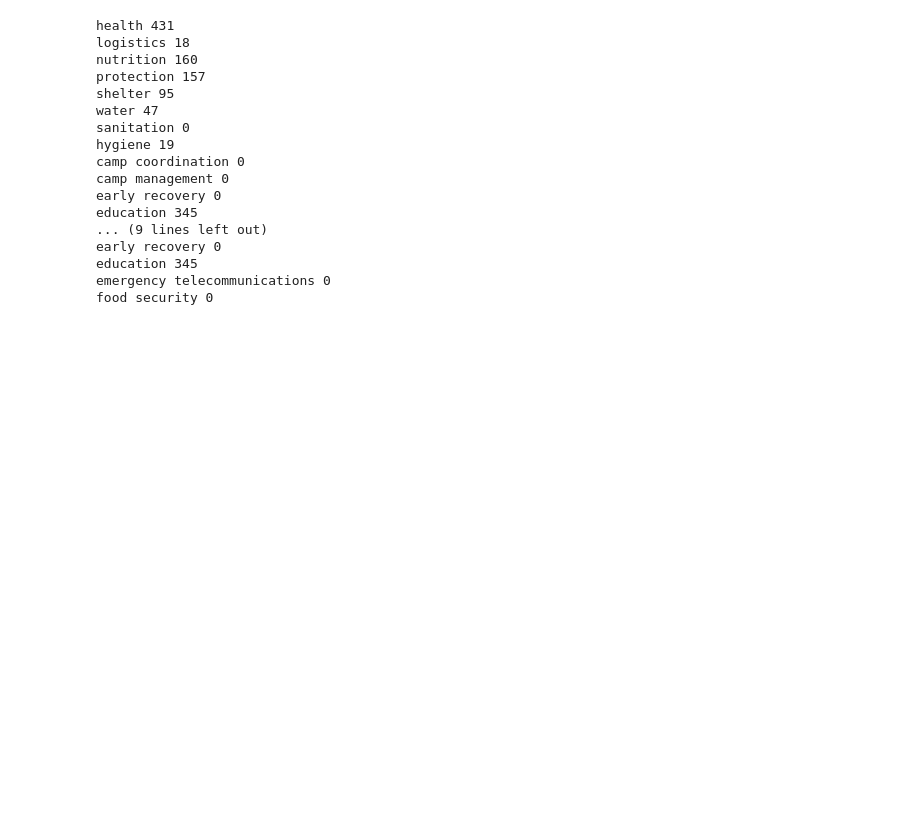
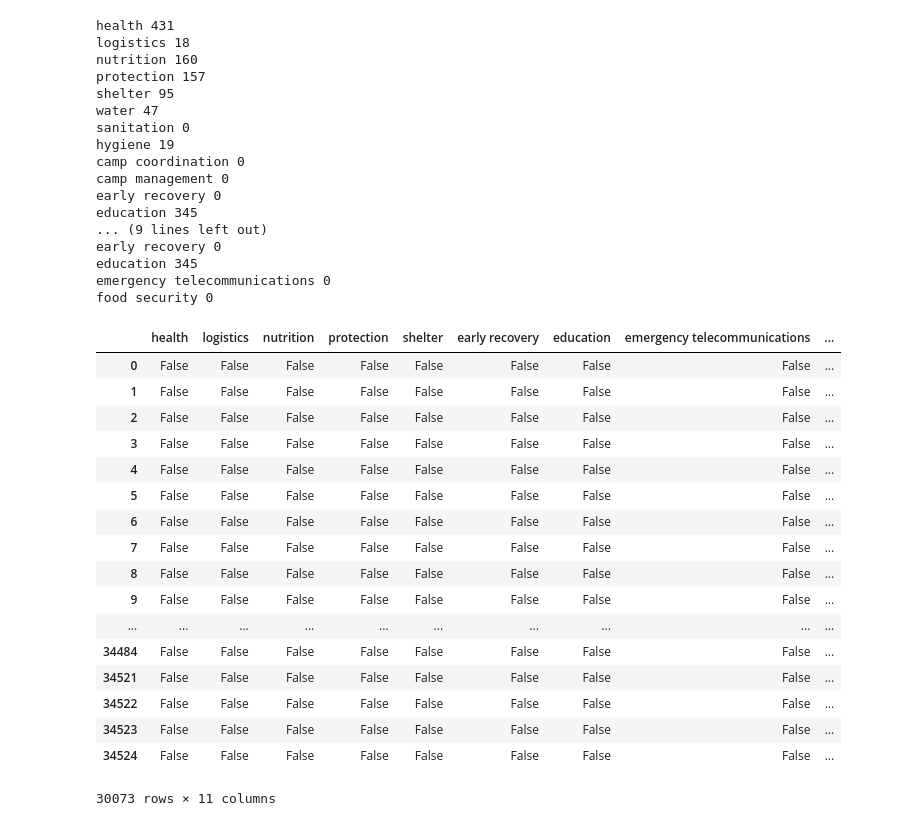
Before and after one commit to thiesgehrmann/JuSiPy_TWB, a Jupyter notebook: Starting Point_bckp.ipynb, the cells around one changed output. Drawn from its saved outputs; the diff is of its cells as text; code cells hidden in the pictures; blank space fills up the shorter version.

```diff
--- a/Starting Point_bckp.ipynb
+++ b/Starting Point_bckp.ipynb
@@ -651,0 +623,21 @@ english_document_data.to_pickle('data/english_document_data_categories.pkl')
+# %%
+extra_features
+# %% [output]
+|  | health | logistics | nutrition | protection | shelter | early recovery | education | emergency telecommunications | ... |
+| 0 | False | False | False | False | False | False | False | False | ... |
+| 1 | False | False | False | False | False | False | False | False | ... |
+| 2 | False | False | False | False | False | False | False | False | ... |
+| 3 | False | False | False | False | False | False | False | False | ... |
+| 4 | False | False | False | False | False | False | False | False | ... |
+| 5 | False | False | False | False | False | False | False | False | ... |
+| 6 | False | False | False | False | False | False | False | False | ... |
+| 7 | False | False | False | False | False | False | False | False | ... |
+| 8 | False | False | False | False | False | False | False | False | ... |
+| 9 | False | False | False | False | False | False | False | False | ... |
+| ... | ... | ... | ... | ... | ... | ... | ... | ... | ... |
+| 34484 | False | False | False | False | False | False | False | False | ... |
+| 34521 | False | False | False | False | False | False | False | False | ... |
+| 34522 | False | False | False | False | False | False | False | False | ... |
+| 34523 | False | False | False | False | False | False | False | False | ... |
+| 34524 | False | False | False | False | False | False | False | False | ... |
+30073 rows × 11 columns
```
Also changed, not shown: parts of 15 cells of this notebook, 6 other files.
